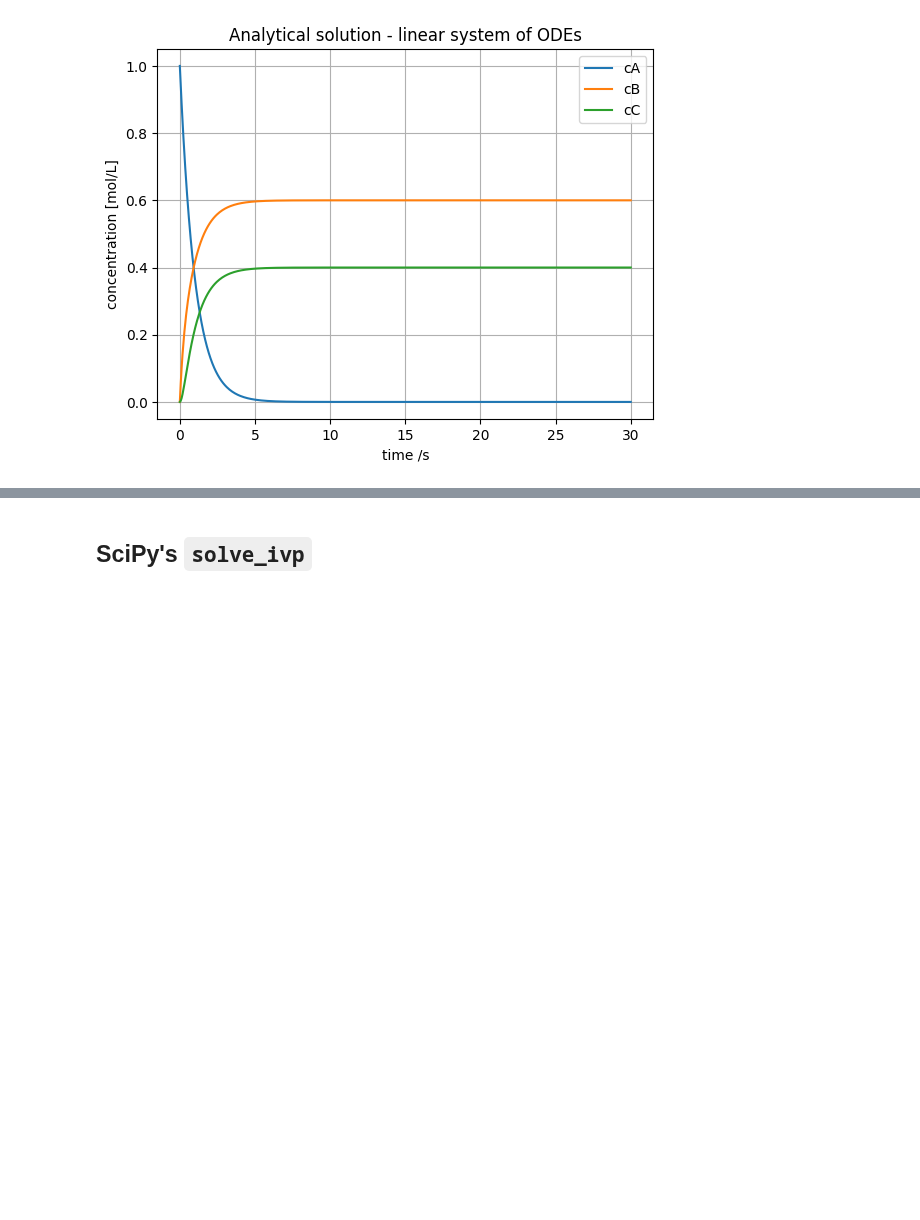
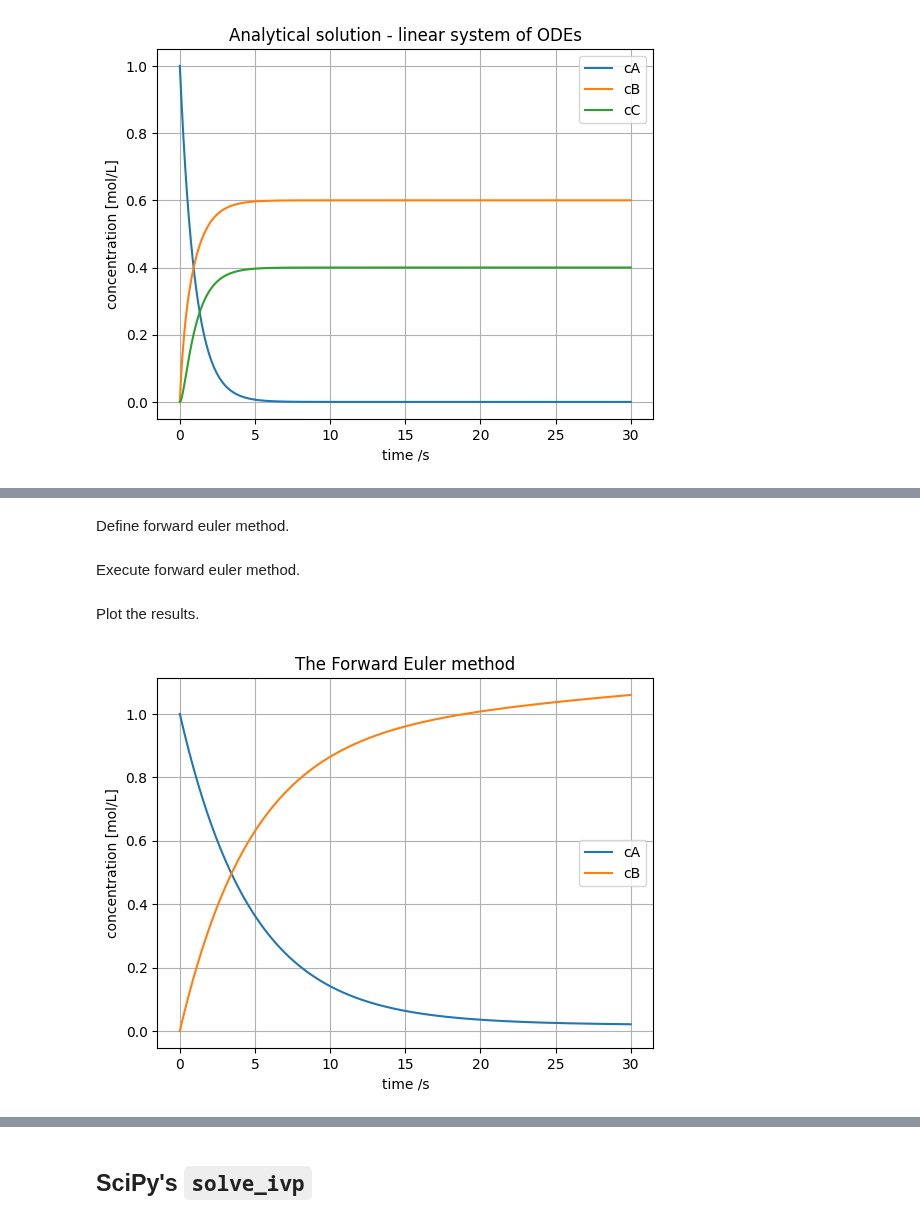
Before and after one commit to process-intelligence-research/computational_practicum_lecture_coding, a Jupyter notebook: q1_lecture_5/Q1Lecture5.ipynb, the cells around one changed output, grey strips where cells are left out. Cells and saved outputs as stored; diff of their text form; code cells hidden in the pictures; blank space fills up the shorter version.

```diff
--- a/q1_lecture_5/Q1Lecture5.ipynb
+++ b/q1_lecture_5/Q1Lecture5.ipynb
@@ -124,0 +153,2 @@ fig.show()
+# %% [markdown]
+Define forward euler method.
@@ -124,0 +158,2 @@ fig.show()
+# %% [markdown]
+Execute forward euler method.
@@ -124,0 +166,14 @@ fig.show()
+# %% [markdown]
+Plot the results.
+# %%
+fig, ax = plt.subplots()
+ax.plot(t, c[0,:], label = "cA")
+ax.plot(t, c[1,:], label = "cB")
+ax.set_xlabel("time /s")
+ax.set_ylabel("concentration [mol/L]")
+ax.set_title("The Forward Euler method")
+ax.legend()
+ax.grid()
+fig.show()
+# %% [output]
+[figure, added]
```
Also changed, not shown: parts of 14 cells of this notebook.
